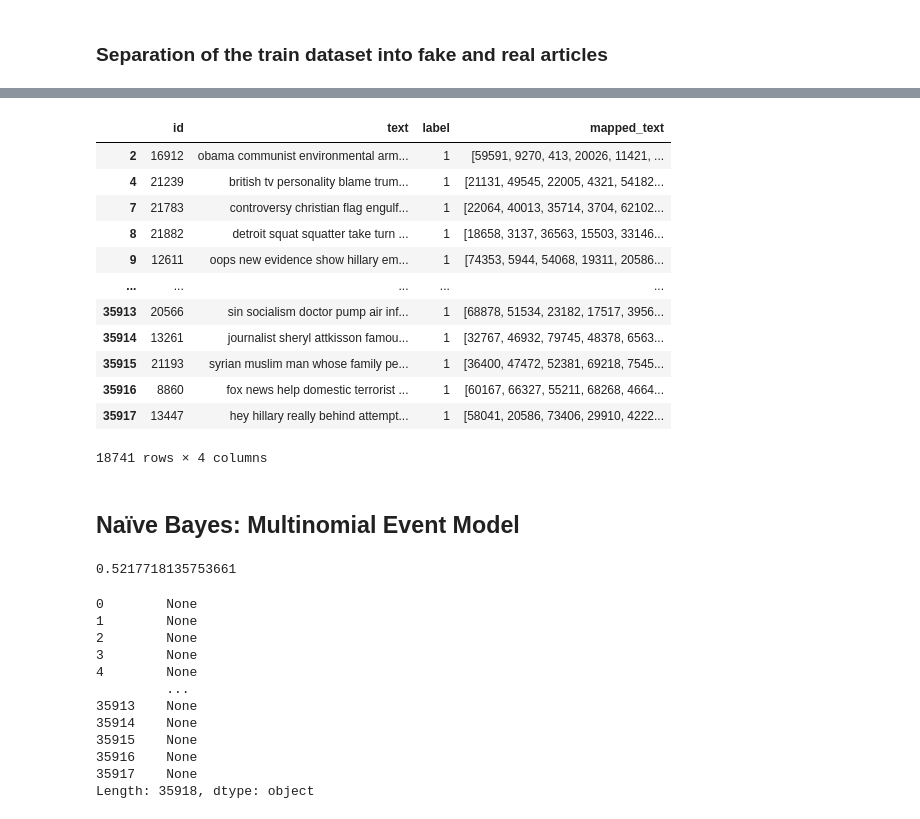
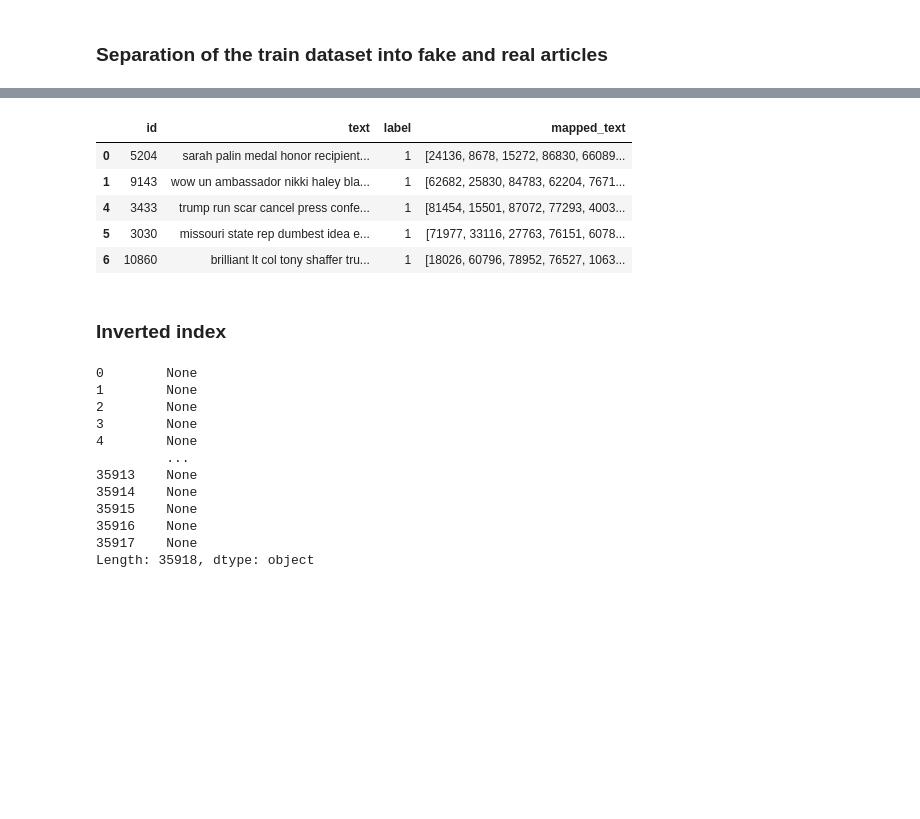
Before and after one commit to domenicocinque/FDSA1, a Jupyter notebook: Preprocessing.ipynb, the cells around one changed output, grey strips where cells are left out. Saved outputs shown, nothing was run; the diff lists cells and outputs as text; code cells hidden in the pictures; blank space fills up the shorter version.

```diff
--- a/correzione_parte_1.ipynb
+++ b/Preprocessing.ipynb
@@ -316,26 +282,14 @@ train_0
 # %%
-train_1
+train_1.head()
 # %% [output]
 |  | id | text | label | mapped_text |
-| 2 | 16912 | obama communist environmental arm... | 1 | [59591, 9270, 413, 20026, 11421, ... |
-| 4 | 21239 | british tv personality blame trum... | 1 | [21131, 49545, 22005, 4321, 54182... |
-| 7 | 21783 | controversy christian flag engulf... | 1 | [22064, 40013, 35714, 3704, 62102... |
-| 8 | 21882 | detroit squat squatter take turn ... | 1 | [18658, 3137, 36563, 15503, 33146... |
-| 9 | 12611 | oops new evidence show hillary em... | 1 | [74353, 5944, 54068, 19311, 20586... |
-| ... | ... | ... | ... | ... |
-| 35913 | 20566 | sin socialism doctor pump air inf... | 1 | [68878, 51534, 23182, 17517, 3956... |
-| 35914 | 13261 | journalist sheryl attkisson famou... | 1 | [32767, 46932, 79745, 48378, 6563... |
-| 35915 | 21193 | syrian muslim man whose family pe... | 1 | [36400, 47472, 52381, 69218, 7545... |
-| 35916 | 8860 | fox news help domestic terrorist ... | 1 | [60167, 66327, 55211, 68268, 4664... |
-| 35917 | 13447 | hey hillary really behind attempt... | 1 | [58041, 20586, 73406, 29910, 4222... |
+| 0 | 5204 | sarah palin medal honor recipient... | 1 | [24136, 8678, 15272, 86830, 66089... |
+| 1 | 9143 | wow un ambassador nikki haley bla... | 1 | [62682, 25830, 84783, 62204, 7671... |
+| 4 | 3433 | trump run scar cancel press confe... | 1 | [81454, 15501, 87072, 77293, 4003... |
+| 5 | 3030 | missouri state rep dumbest idea e... | 1 | [71977, 33116, 27763, 76151, 6078... |
+| 6 | 10860 | brilliant lt col tony shaffer tru... | 1 | [18026, 60796, 78952, 76527, 1063... |
-18741 rows × 4 columns
-# %% [markdown]
-## Naïve Bayes: Multinomial Event Model
-# %%
-phi_y = train['label'].sum()/len(train)
-phi_y
-# %% [output]
-0.5217718135753661
+# %% [markdown]
+### Inverted index
 # %%
 from tqdm import tqdm
 tqdm.pandas()
```
Also changed, not shown: parts of 28 cells of this notebook, 2 other files.
